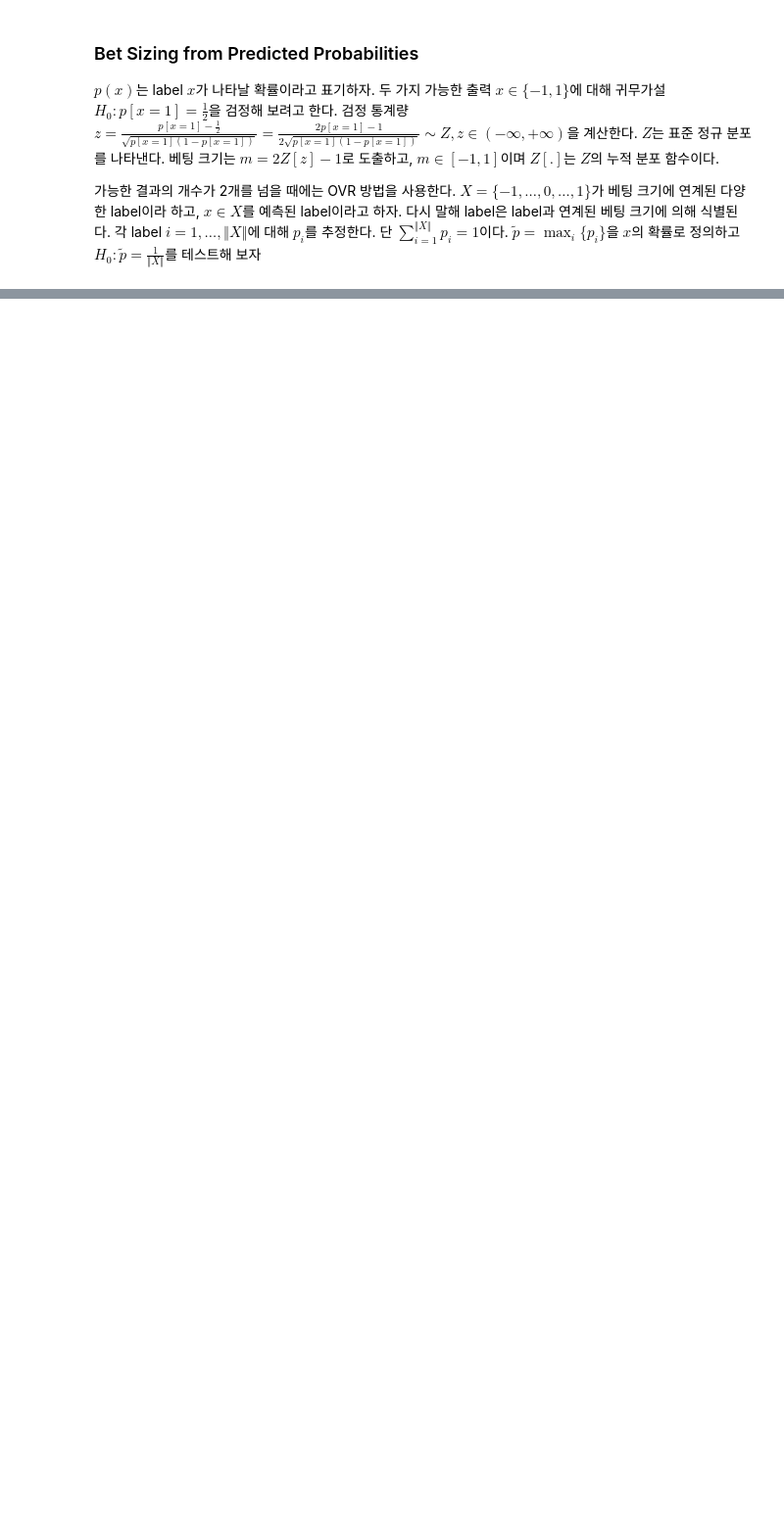
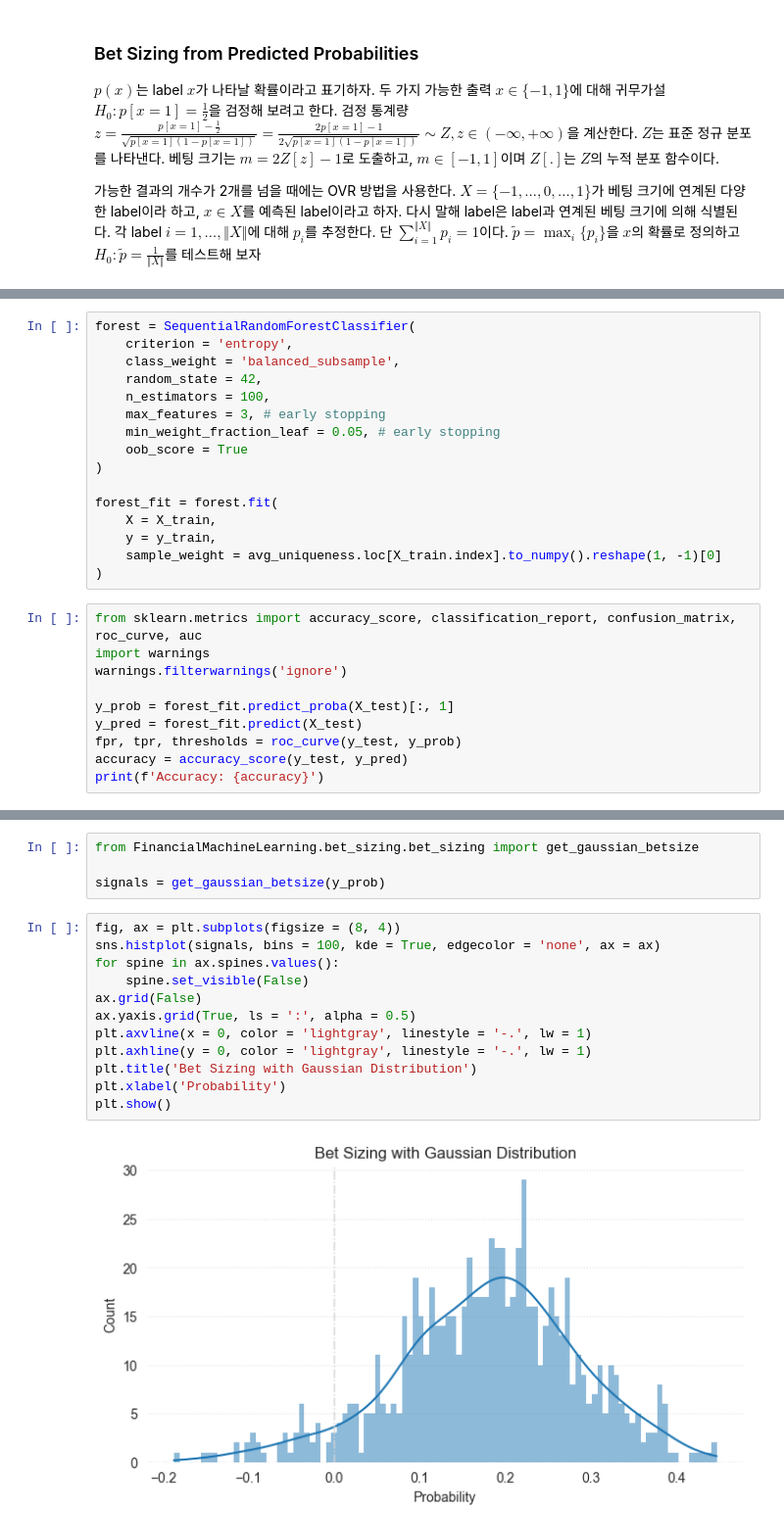
Before and after one commit to garcia42/MLFinance, a Jupyter notebook: Notes/Week15BetSizing/02BetSizingFromPredictedProbabilities.ipynb, the cells around one changed output, grey strips where cells are left out. Shown at 98% size. Drawn from its saved outputs; the diff is of its cells as text; blank space fills up the shorter version.

```diff
--- a/Notes/Week15BetSizing/02BetSizingFromPredictedProbabilities.ipynb
+++ b/Notes/Week15BetSizing/02BetSizingFromPredictedProbabilities.ipynb
@@ -31,0 +89,26 @@ plt.show()
+# %%
+forest = SequentialRandomForestClassifier(
+    criterion = 'entropy',
+    class_weight = 'balanced_subsample',
+    random_state = 42,
+    n_estimators = 100,
+    max_features = 3, # early stopping
+    min_weight_fraction_leaf = 0.05, # early stopping
+    oob_score = True
+)
+
+forest_fit = forest.fit(
+    X = X_train,
+    y = y_train,
+    sample_weight = avg_uniqueness.loc[X_train.index].to_numpy().reshape(1, -1)[0]
+)
+# %%
+from sklearn.metrics import accuracy_score, classification_report, confusion_matrix, roc_curve, auc
+import warnings
+warnings.filterwarnings('ignore')
+
+y_prob = forest_fit.predict_proba(X_test)[:, 1]
+y_pred = forest_fit.predict(X_test)
+fpr, tpr, thresholds = roc_curve(y_test, y_prob)
+accuracy = accuracy_score(y_test, y_pred)
+print(f'Accuracy: {accuracy}')
@@ -31,0 +117,18 @@ plt.show()
+# %%
+from FinancialMachineLearning.bet_sizing.bet_sizing import get_gaussian_betsize
+
+signals = get_gaussian_betsize(y_prob)
+# %%
+fig, ax = plt.subplots(figsize = (8, 4))
+sns.histplot(signals, bins = 100, kde = True, edgecolor = 'none', ax = ax)
+for spine in ax.spines.values():
+    spine.set_visible(False)
+ax.grid(False)
+ax.yaxis.grid(True, ls = ':', alpha = 0.5)
+plt.axvline(x = 0, color = 'lightgray', linestyle = '-.', lw = 1)
+plt.axhline(y = 0, color = 'lightgray', linestyle = '-.', lw = 1)
+plt.title('Bet Sizing with Gaussian Distribution')
+plt.xlabel('Probability')
+plt.show()
+# %% [output]
+[figure, added]
```
Also changed, not shown: parts of 10 cells of this notebook, 2 other files.
